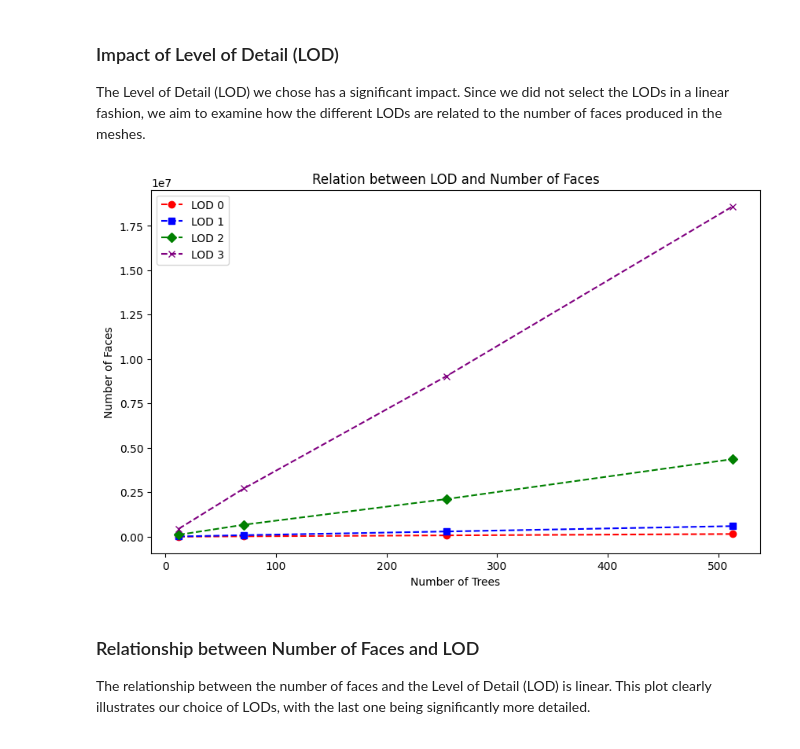
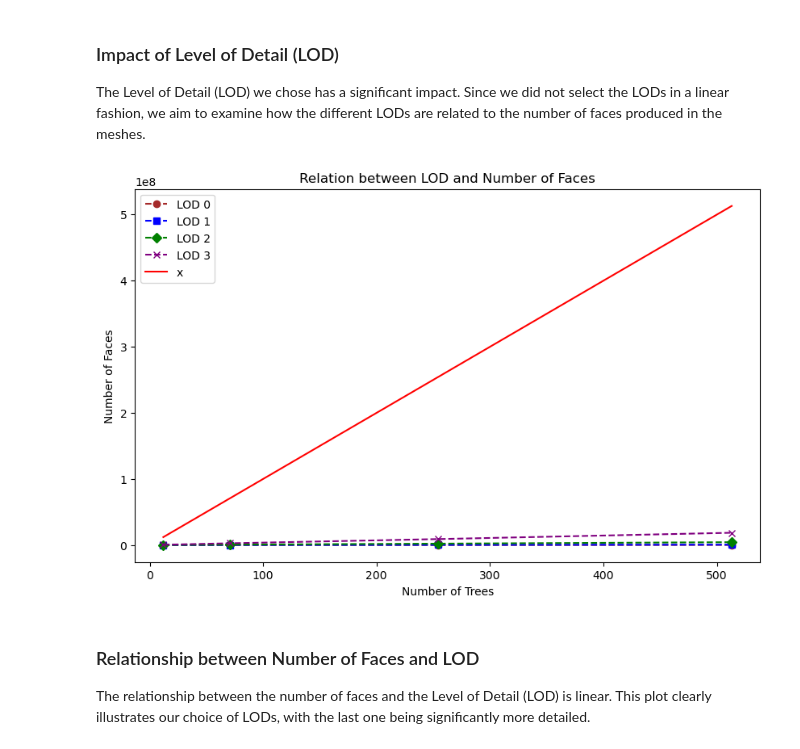
Before and after one commit to master-csmi/2024-m1-vegetation, a Jupyter notebook: complexity.ipynb, the cells around one changed output. Cells and saved outputs as stored; diff of their text form; code cells hidden in the pictures.

```diff
--- a/complexity.ipynb
+++ b/complexity.ipynb
@@ -77,23 +77,30 @@ The Level of Detail (LOD) we chose has a significant impact. Since we did not se
 # %%
 plt.figure(figsize=(10, 6))
 
 # Define colors and markers for different LODs
-colors = ['red', 'blue', 'green', 'purple']
+colors = ['brown', 'blue', 'green', 'purple']
 markers = ['o', 's', 'D', 'x']
 lods = [0, 1, 2, 3]
+
+
 
 for i, lod in enumerate(lods):
     lod_data = data[data['lod'] == lod]
     plt.plot(lod_data['ntree'], lod_data['nfaces'], marker=markers[i],
              color=colors[i], linestyle='--', label=f'LOD {lod}')
 
+x = lod_data['ntree']
+y = 1e4*x
+
+plt.plot(x, y, color='red', linestyle='-', label=f'x')
+
 plt.title('Relation between LOD and Number of Faces')
 plt.xlabel('Number of Trees')
 plt.ylabel('Number of Faces')
 plt.legend()
 plt.show()
 # %% [output]
-[figure, old version]
+[figure, new version]
 # %% [markdown]
 ### Relationship between Number of Faces and LOD
 
```
Also changed, not shown: parts of 2 cells of this notebook.
